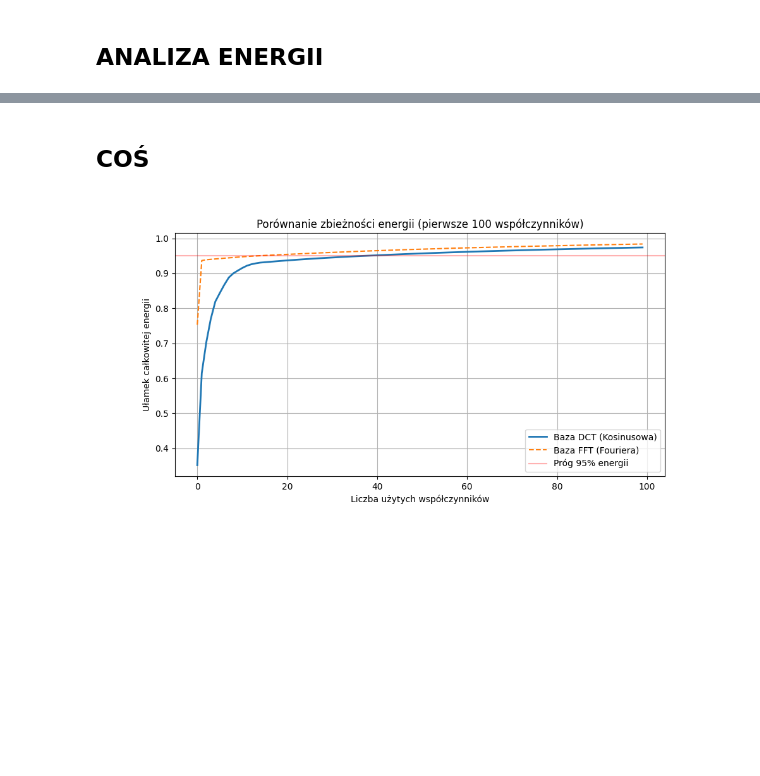
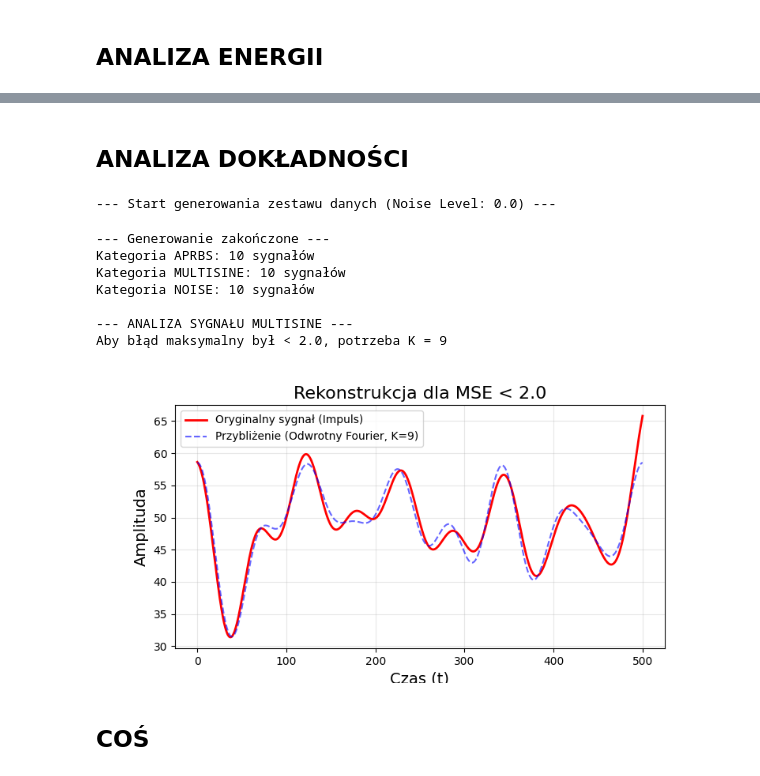
Before and after one commit to grzesiex22/Signals_1D_compression, a Jupyter notebook: main.ipynb, the cells around one changed output, grey strips where cells are left out. Drawn from its saved outputs; the diff is of its cells as text; code cells hidden in the pictures; blank space fills up the shorter version.

Commit message:
Analizator dokładności
Co-authored-by: Jan <Havkarr@users.noreply.github.com>

```diff
--- a/main.ipynb
+++ b/main.ipynb
@@ -334,3 +343,42 @@ Liczba współczynników (K) dla 95% energii: 3
+# %% [markdown]
+## ANALIZA DOKŁADNOŚCI
+# %%
+# 1. Generujemy dane
+creator = DatasetCreator(t_span=[0, 500], dt=0.1, amp_range=(3, 90), noise_level=0.0)
+dataset = creator.create_dataset(n_aprbs=10, n_multisine=10, n_noise=10)
+
+print("\n--- ANALIZA SYGNAŁU MULTISINE ---")# Pobieramy pierwszy sygnał z listy
+signal = dataset['multisine'][0]
+
+# 1. Obliczasz FFT za pomocą numpy
+coeffs = np.fft.rfft(signal.y)
+
+# 2. Szukasz K dla Max Error = 2.0 (czyli niebieska linia ma być b. blisko czerwonej)
+# Ustaw próg dopasowany do Twojej amp_range (np. 3-5% amplitudy sygnału)
+max_allowed_diff = 2.0
+mode = 'mse'  # Możesz też użyć 'max_error' jeśli chcesz sprawdzać maksymalny błąd zamiast MSE
+results = FidelityAnalyzer.analyze_by_error(signal.y, coeffs, threshold=max_allowed_diff, mode=mode)
+
+print(f"Aby błąd maksymalny był < {max_allowed_diff}, potrzeba K = {results['k_threshold']}")
+
+# 3. Rysujesz wynik
+Plotter.plot_fourier_comparison(
+    signal.t,
+    signal.y,
+    results['reconstructed_y'],
+    K=results['k_threshold'],
+    title=f"Rekonstrukcja dla {mode.upper()} < {max_allowed_diff}"
+)
+# %% [output]
+--- Start generowania zestawu danych (Noise Level: 0.0) ---
+--- Generowanie zakończone ---
+Kategoria APRBS: 10 sygnałów
+Kategoria MULTISINE: 10 sygnałów
+Kategoria NOISE: 10 sygnałów
+
+--- ANALIZA SYGNAŁU MULTISINE ---
+Aby błąd maksymalny był < 2.0, potrzeba K = 9
+[figure, added]
 # %% [markdown]
 ## COŚ
 # %%
@@ -373,5 +421,3 @@ plt.ylabel("Ułamek całkowitej energii")
 plt.legend()
 plt.grid(True)
 plt.show()
-# %% [output]
-[figure, removed]
```
Also changed, not shown: parts of 5 cells of this notebook, 2 other files.
